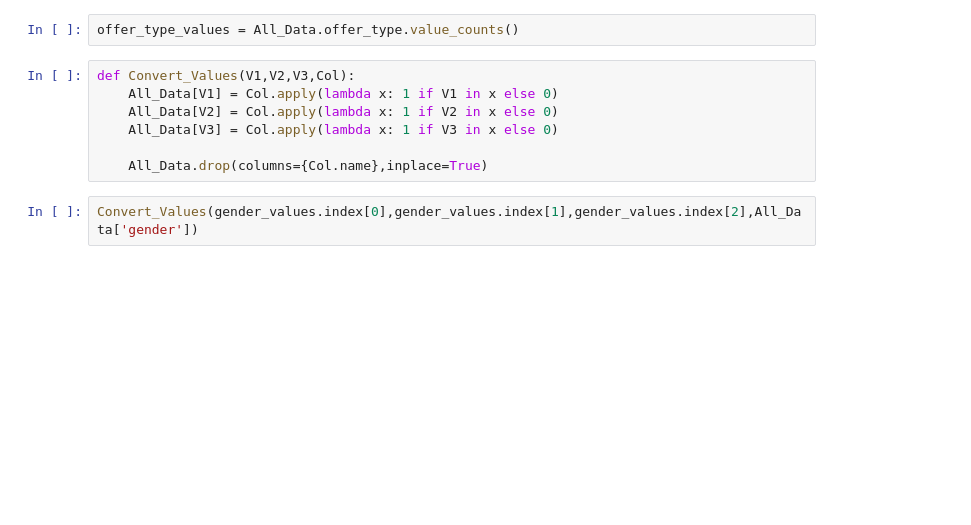
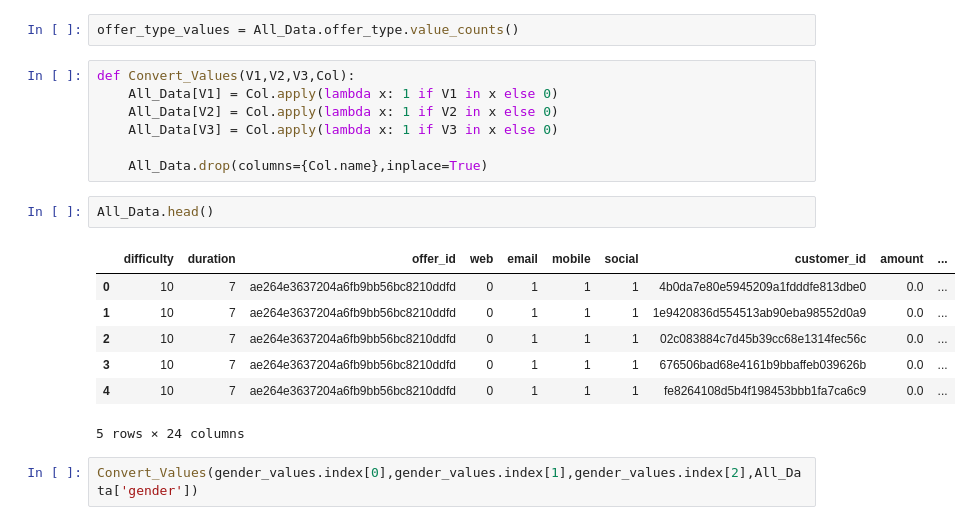
Before and after one commit to asaltuwalah/Starbucks-Capstone-Challenge, a Jupyter notebook: Starbucks_Capstone_notebook (1).ipynb, the cells around one changed output. Cells and saved outputs as stored; diff of their text form; blank space fills up the shorter version.

```diff
--- a/Starbucks_Capstone_notebook (1).ipynb
+++ b/Starbucks_Capstone_notebook (1).ipynb
@@ -342,6 +355,16 @@ def Convert_Values(V1,V2,V3,Col):
     All_Data[V3] = Col.apply(lambda x: 1 if V3 in x else 0)
 
     All_Data.drop(columns={Col.name},inplace=True)
+# %%
+All_Data.head()
+# %% [output]
+|  | difficulty | duration | offer_id | web | email | mobile | social | customer_id | amount | ... |
+| 0 | 10 | 7 | ae264e3637204a6fb9bb56bc8210ddfd | 0 | 1 | 1 | 1 | 4b0da7e80e5945209a1fdddfe813dbe0 | 0.0 | ... |
+| 1 | 10 | 7 | ae264e3637204a6fb9bb56bc8210ddfd | 0 | 1 | 1 | 1 | 1e9420836d554513ab90eba98552d0a9 | 0.0 | ... |
+| 2 | 10 | 7 | ae264e3637204a6fb9bb56bc8210ddfd | 0 | 1 | 1 | 1 | 02c083884c7d45b39cc68e1314fec56c | 0.0 | ... |
+| 3 | 10 | 7 | ae264e3637204a6fb9bb56bc8210ddfd | 0 | 1 | 1 | 1 | 676506bad68e4161b9bbaffeb039626b | 0.0 | ... |
+| 4 | 10 | 7 | ae264e3637204a6fb9bb56bc8210ddfd | 0 | 1 | 1 | 1 | fe8264108d5b4f198453bbb1fa7ca6c9 | 0.0 | ... |
+5 rows × 24 columns
 # %%
 Convert_Values(gender_values.index[0],gender_values.index[1],gender_values.index[2],All_Data['gender'])
 # %%
```
Also changed, not shown: parts of 13 cells of this notebook, 1 other file.
